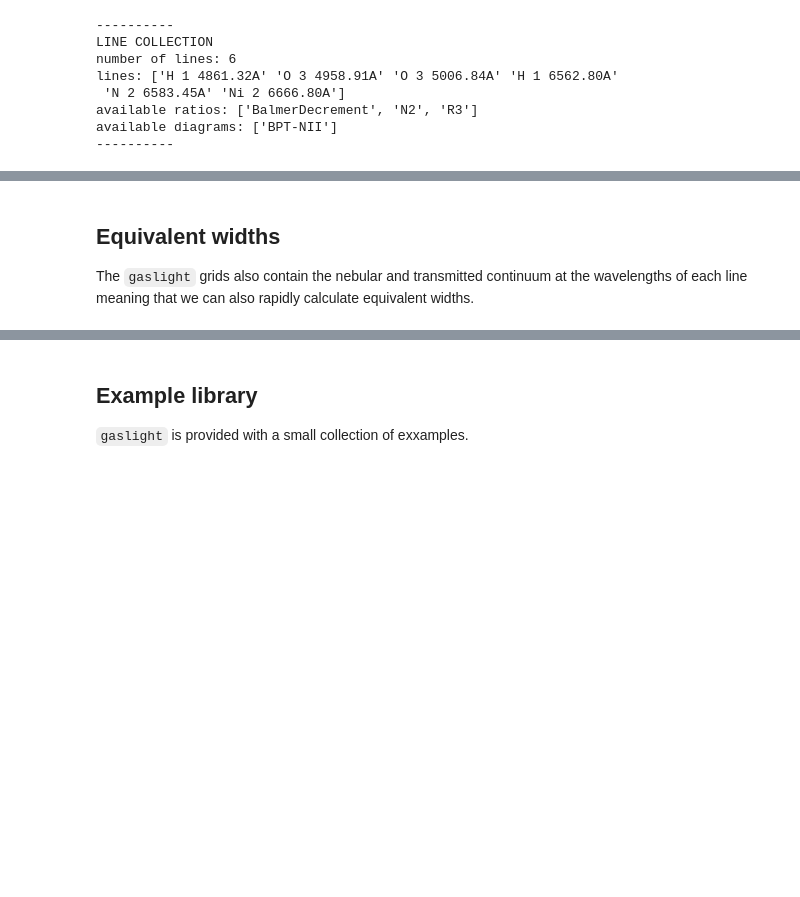
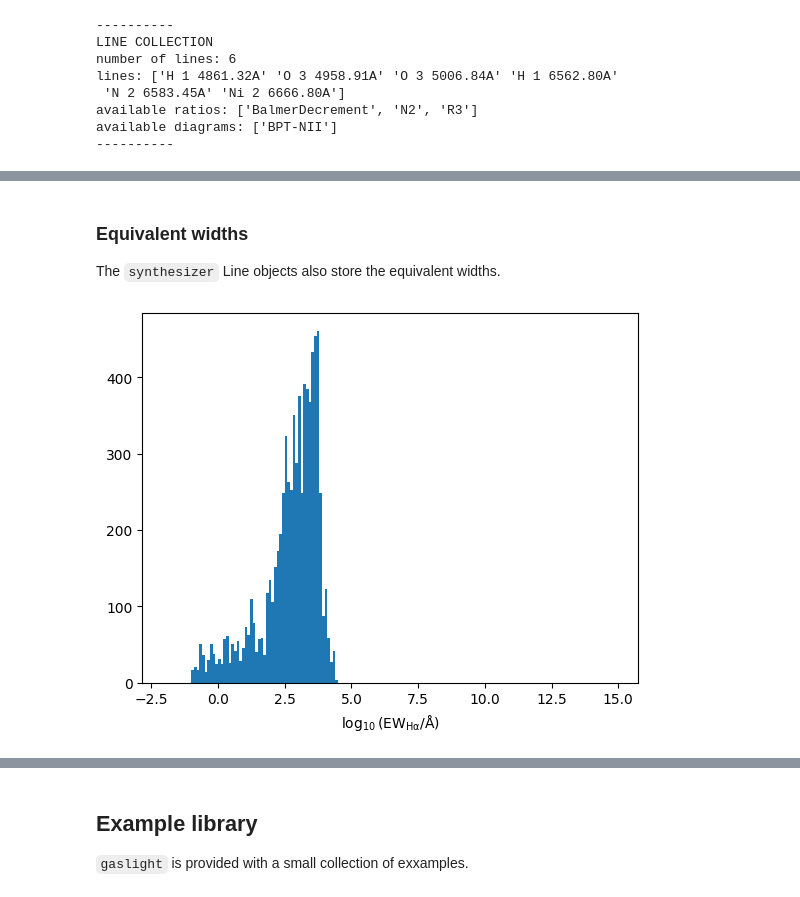
Before and after one commit to stephenmwilkins/gaslight, a Jupyter notebook: docs/source/docs.ipynb, the cells around one changed output, grey strips where cells are left out. Saved outputs shown, nothing was run; the diff lists cells and outputs as text; code cells hidden in the pictures; blank space fills up the shorter version.

```diff
--- a/docs/source/docs.ipynb
+++ b/docs/source/docs.ipynb
@@ -134,4 +207,11 @@ plt.show()
-# %% [markdown]
-## Equivalent widths
-
-The `gaslight` grids also contain the nebular and transmitted continuum at the wavelengths of each line meaning that we can also rapidly calculate equivalent widths.
+# %% [markdown]
+### Equivalent widths
+
+The `synthesizer` Line objects also store the equivalent widths.
+# %%
+bins = np.arange(-2., 15., 0.1)
+plt.hist(np.log10(lines['H 1 6562.80A'].equivalent_width.flatten().to('Angstrom').value), bins = bins)
+plt.xlabel(r'$\rm \log_{10}(EW_{H\alpha}/\AA)$')
+plt.show()
+# %% [output]
+[figure, added]
```
Also changed, not shown: parts of 28 cells of this notebook.
